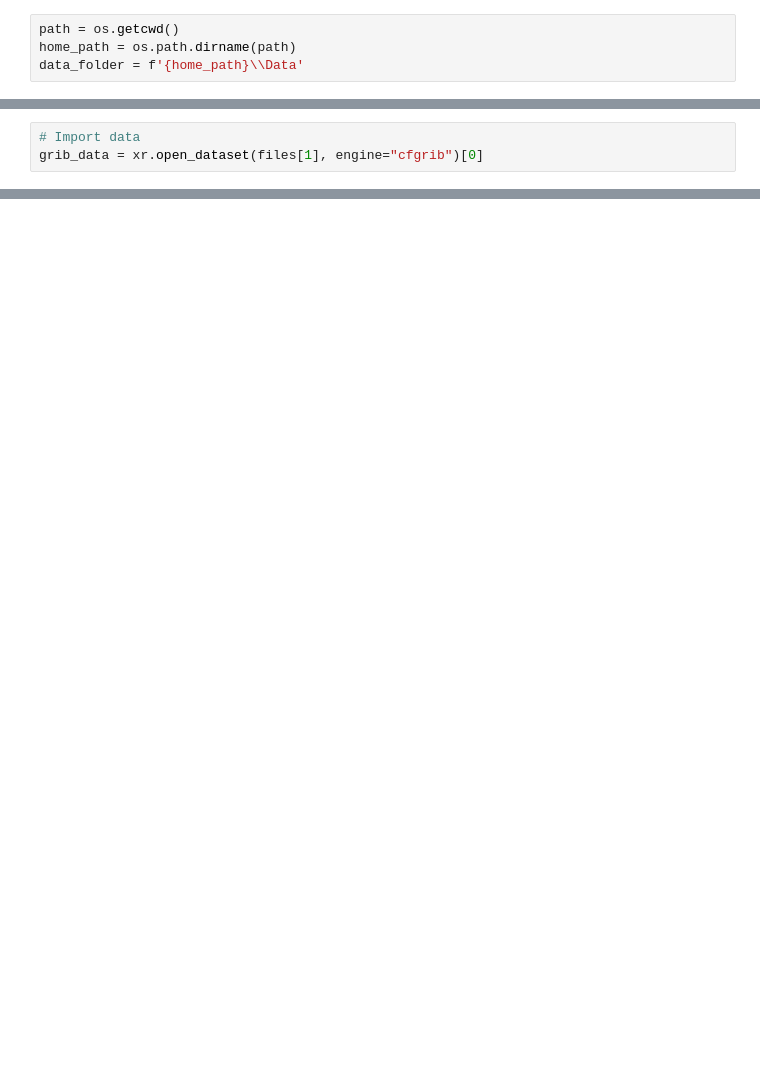
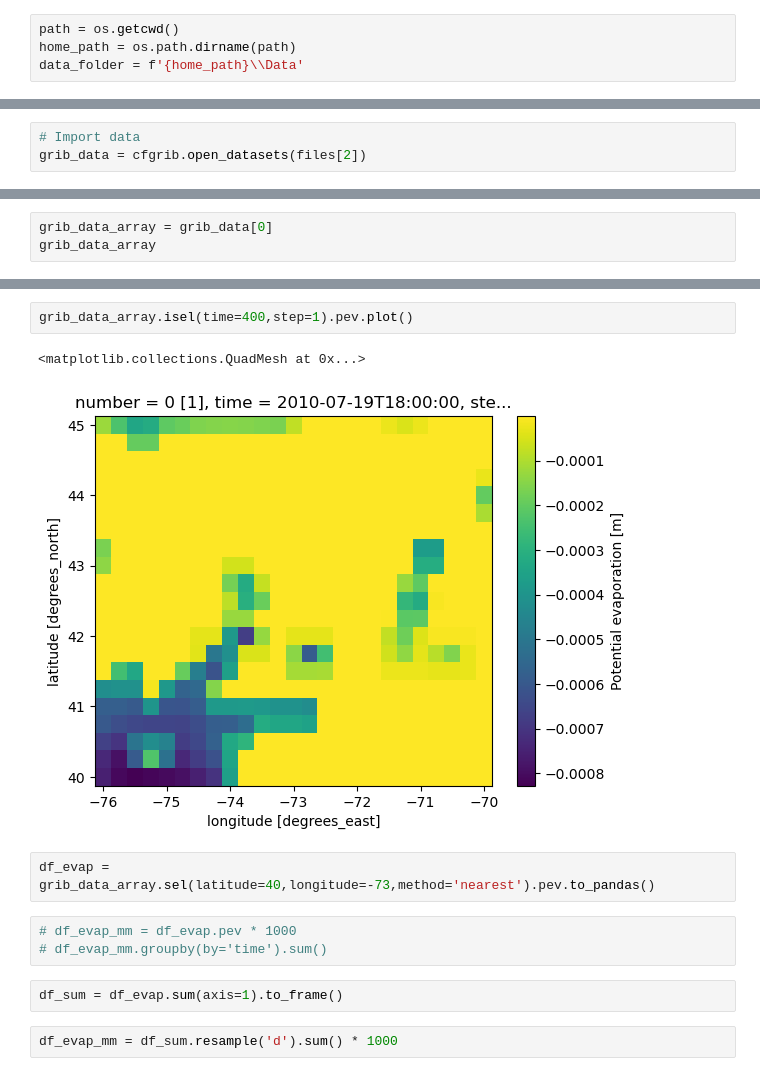
Before and after one commit to Daafip/ENVM1502-Catchment-model, a Jupyter notebook: Python files/E_loading.ipynb, the cells around one changed output, grey strips where cells are left out. Saved outputs shown, nothing was run; the diff lists cells and outputs as text; blank space fills up the shorter version.

```diff
--- a/Python files/E_loading.ipynb
+++ b/Python files/E_loading.ipynb
@@ -25,4 +23,4 @@ files
  'C:\\Users\\anne-\\OneDrive - Delft University of Technology\\Documenten\\Environmental Engineering MSc\\ENVM1502-Catchment-model\\Data\\E\\Ep_1989_GLEAM_v3.6a.nc']
 # %%
 # Import data
-grib_data = xr.open_dataset(files[1], engine="cfgrib")[0]
+grib_data = cfgrib.open_datasets(files[2])
@@ -69,0 +27,3 @@ array([[[-1.41318887e-02, -2.62912363e-02, -4.77489084e-02, ...,
+# %%
+grib_data_array = grib_data[0]
+grib_data_array
@@ -69,0 +50,14 @@ array([[[-1.41318887e-02, -2.62912363e-02, -4.77489084e-02, ...,
+# %%
+grib_data_array.isel(time=400,step=1).pev.plot()
+# %% [output]
+<matplotlib.collections.QuadMesh at 0x...>
+[figure, added]
+# %%
+df_evap = grib_data_array.sel(latitude=40,longitude=-73,method='nearest').pev.to_pandas()
+# %%
+# df_evap_mm = df_evap.pev * 1000
+# df_evap_mm.groupby(by='time').sum()
+# %%
+df_sum = df_evap.sum(axis=1).to_frame()
+# %%
+df_evap_mm = df_sum.resample('d').sum() * 1000
```
Also changed, not shown: parts of 13 cells of this notebook, 1 other file.
